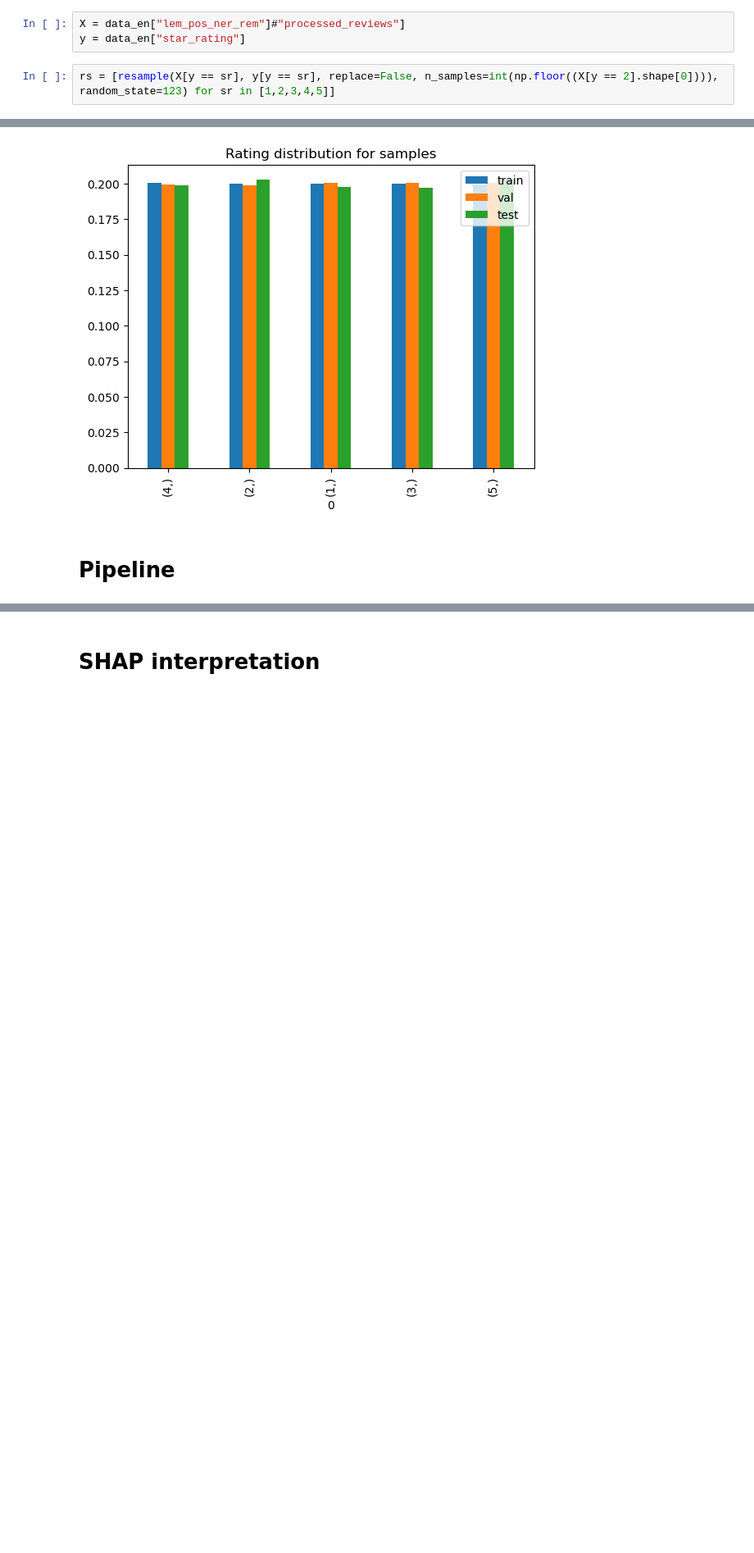
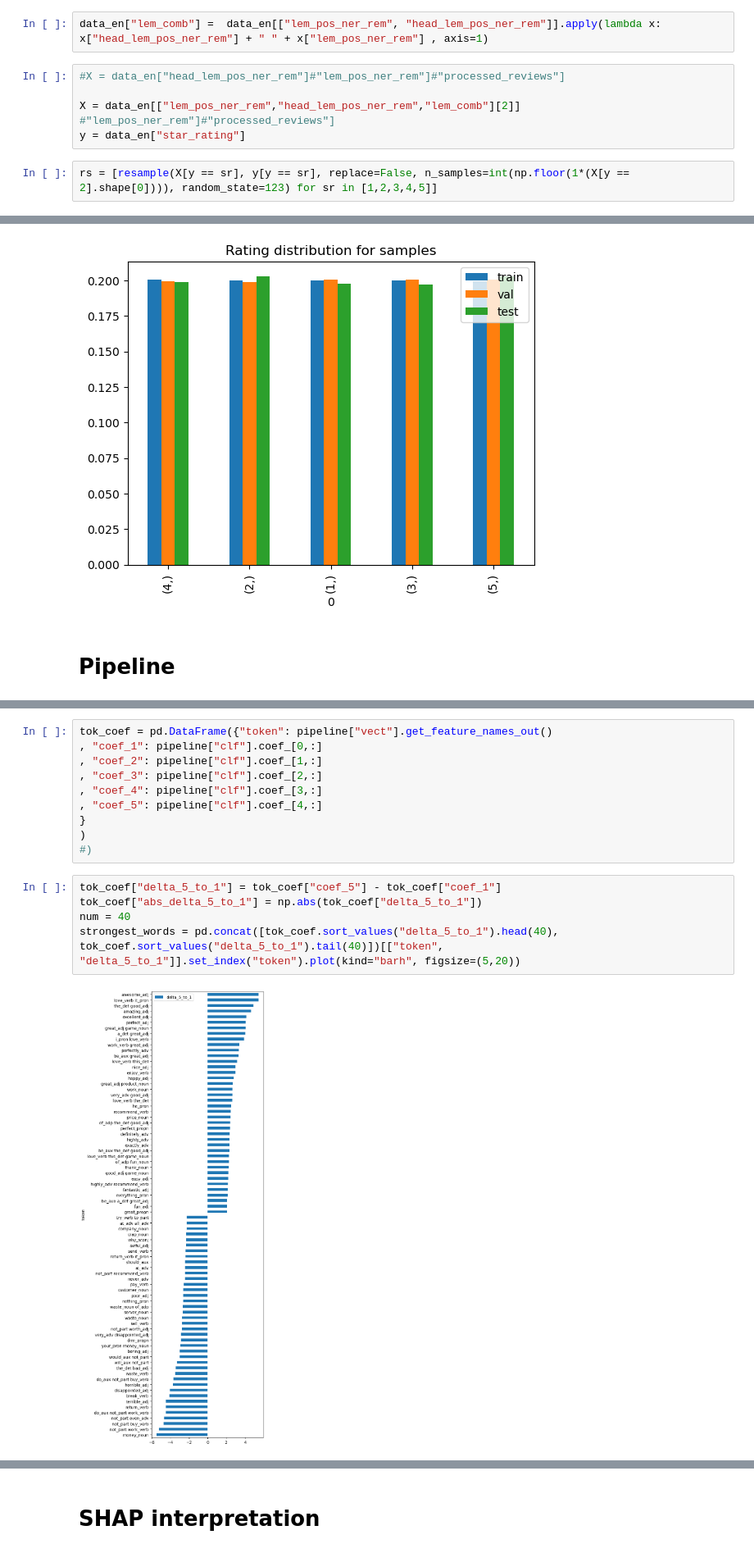
Before and after one commit to LLGH1/dsproject_supply_chain, a Jupyter notebook: model_pipeline_V2.ipynb, the cells around one changed output, grey strips where cells are left out. Shown at 82% size. Cells and saved outputs as stored; diff of their text form; blank space fills up the shorter version.

```diff
--- a/model_pipeline_V2.ipynb
+++ b/model_pipeline_V2.ipynb
@@ -72,11 +83,15 @@ data_en.head()
 | 4 | US | 14533949 | R32ZWUXDJPW27Q | B00Y074JOM | 821342511 | Zero Suit Samus amiibo - Japan Im... | Video Games | ... |
 # %% [markdown]
 # Undersampling to reduce calculation load and balance data
+# %%
+data_en["lem_comb"] =  data_en[["lem_pos_ner_rem", "head_lem_pos_ner_rem"]].apply(lambda x: x["head_lem_pos_ner_rem"] + " " + x["lem_pos_ner_rem"] , axis=1)
 # %%
-X = data_en["lem_pos_ner_rem"]#"processed_reviews"]
+#X = data_en["head_lem_pos_ner_rem"]#"lem_pos_ner_rem"]#"processed_reviews"]
+
+X = data_en[["lem_pos_ner_rem","head_lem_pos_ner_rem","lem_comb"][2]]  #"lem_pos_ner_rem"]#"processed_reviews"]
 y = data_en["star_rating"]
 # %%
-rs = [resample(X[y == sr], y[y == sr], replace=False, n_samples=int(np.floor((X[y == 2].shape[0]))), random_state=123) for sr in [1,2,3,4,5]]
+rs = [resample(X[y == sr], y[y == sr], replace=False, n_samples=int(np.floor(1*(X[y == 2].shape[0]))), random_state=123) for sr in [1,2,3,4,5]]
 # %%
 X_list = [rs[r][0] for r in range(5)]
 y_list = [rs[r][1] for r in range(5)]
@@ -172,0 +290,17 @@ Global accuracy: 0.5166275083226269
+# %%
+tok_coef = pd.DataFrame({"token": pipeline["vect"].get_feature_names_out()
+, "coef_1": pipeline["clf"].coef_[0,:]
+, "coef_2": pipeline["clf"].coef_[1,:]
+, "coef_3": pipeline["clf"].coef_[2,:]
+, "coef_4": pipeline["clf"].coef_[3,:]
+, "coef_5": pipeline["clf"].coef_[4,:]
+}
+)
+#)
+# %%
+tok_coef["delta_5_to_1"] = tok_coef["coef_5"] - tok_coef["coef_1"]
+tok_coef["abs_delta_5_to_1"] = np.abs(tok_coef["delta_5_to_1"])
+num = 40
+strongest_words = pd.concat([tok_coef.sort_values("delta_5_to_1").head(40), tok_coef.sort_values("delta_5_to_1").tail(40)])[["token", "delta_5_to_1"]].set_index("token").plot(kind="barh", figsize=(5,20))
+# %% [output]
+[figure, added]
```
Also changed, not shown: parts of 25 cells of this notebook, 2 other files.
